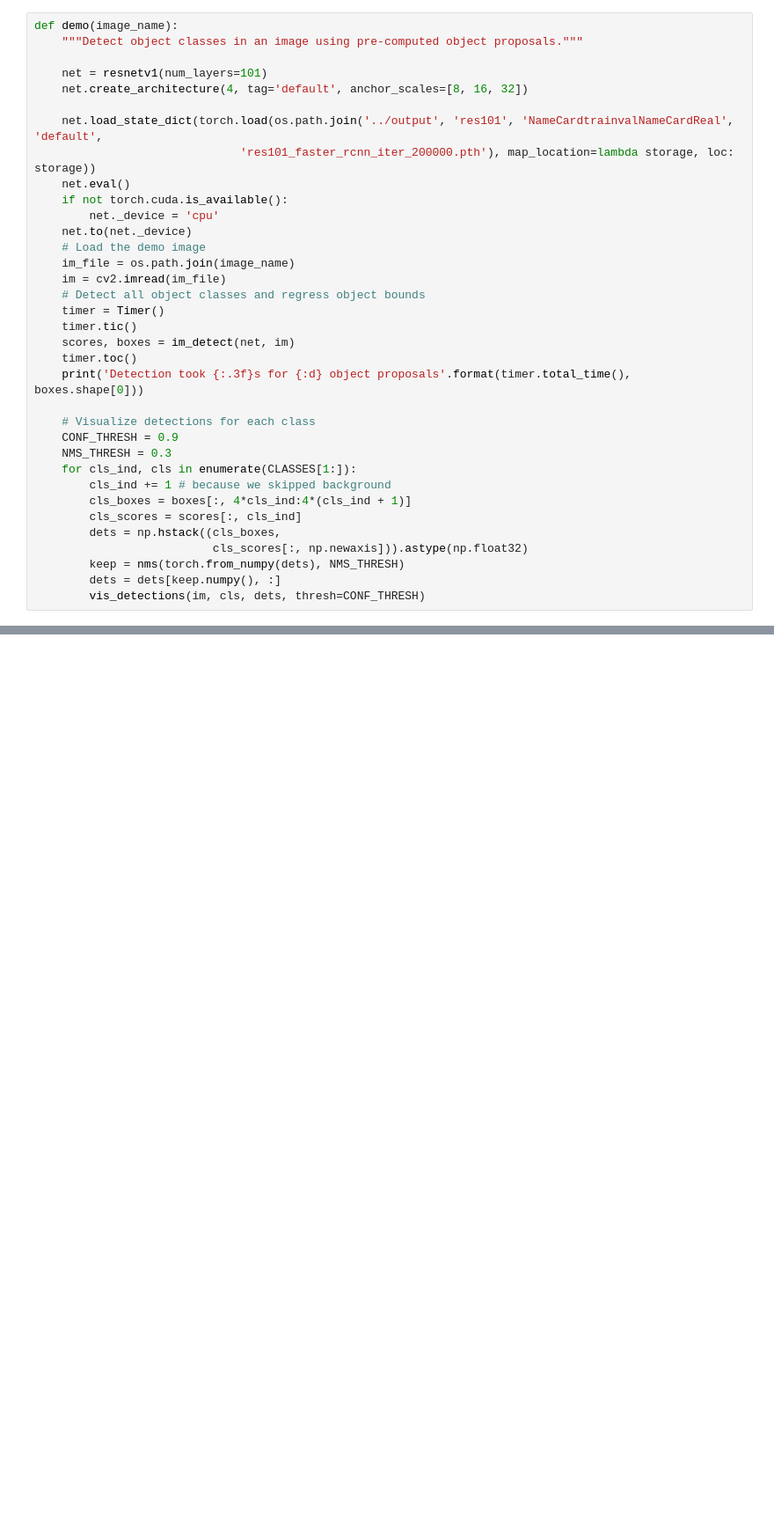
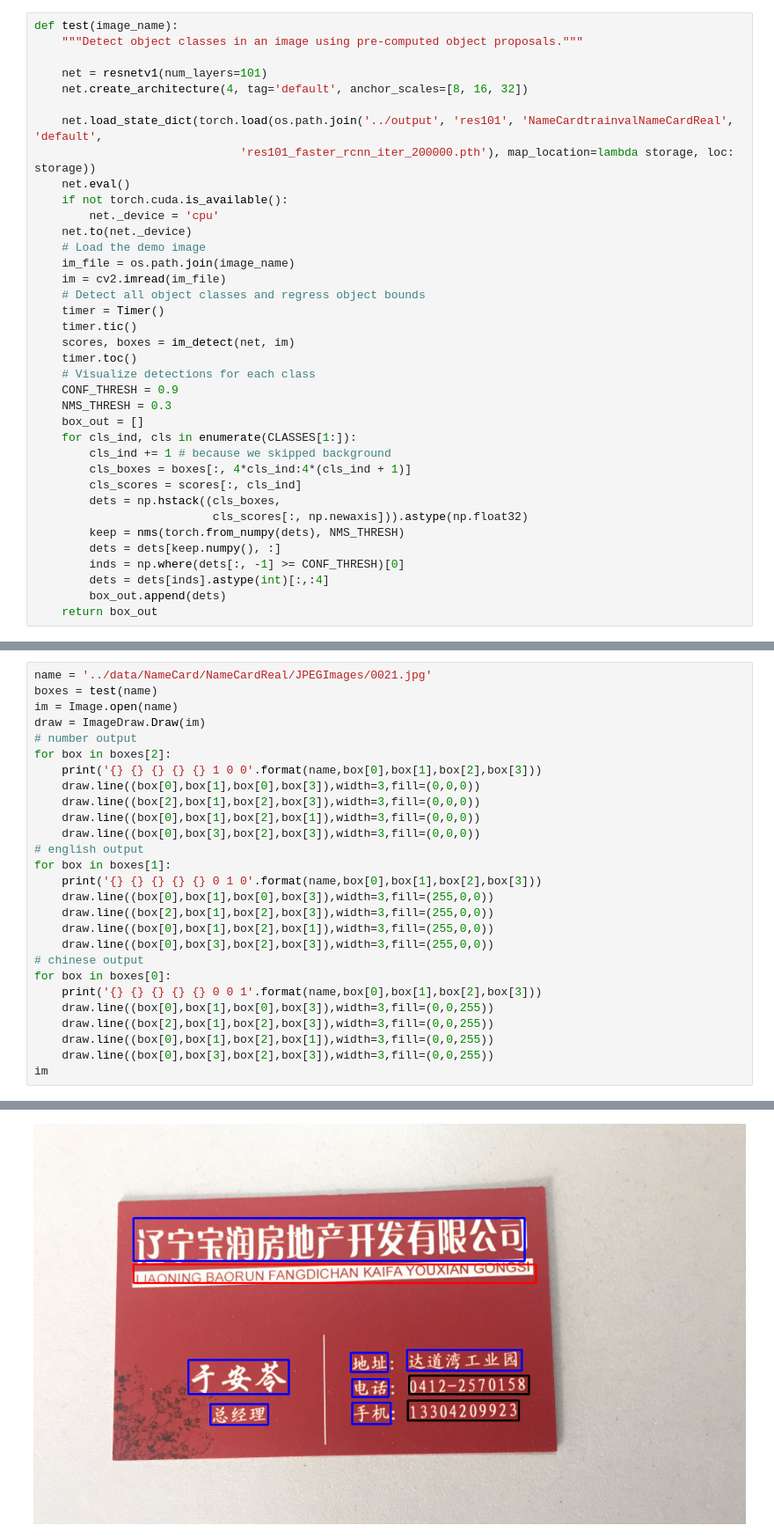
Before and after one commit to ZeroWeight/Pattern-Recognize, a Jupyter notebook: 10_Name_Card_Detection/pytorch-faster-rcnn/tools/demo.ipynb, the cells around one changed output, grey strips where cells are left out. Shown at 88% size. Saved outputs shown, nothing was run; the diff lists cells and outputs as text; blank space fills up the shorter version.

Commit message:
test output finished

```diff
--- a/10_Name_Card_Detection/pytorch-faster-rcnn/tools/demo.ipynb
+++ b/10_Name_Card_Detection/pytorch-faster-rcnn/tools/demo.ipynb
@@ -59,5 +23,5 @@ def vis_detections(im, class_name, dets, thresh=0.5):
 # %%
-def demo(image_name):
+def test(image_name):
     """Detect object classes in an image using pre-computed object proposals."""
 
     net = resnetv1(num_layers=101)
@@ -77,11 +41,10 @@ def demo(image_name):
     timer.tic()
     scores, boxes = im_detect(net, im)
     timer.toc()
-    print('Detection took {:.3f}s for {:d} object proposals'.format(timer.total_time(), boxes.shape[0]))
-
     # Visualize detections for each class
     CONF_THRESH = 0.9
     NMS_THRESH = 0.3
+    box_out = []
     for cls_ind, cls in enumerate(CLASSES[1:]):
         cls_ind += 1 # because we skipped background
         cls_boxes = boxes[:, 4*cls_ind:4*(cls_ind + 1)]
@@ -90,4 +53,7 @@ def demo(image_name):
                           cls_scores[:, np.newaxis])).astype(np.float32)
         keep = nms(torch.from_numpy(dets), NMS_THRESH)
         dets = dets[keep.numpy(), :]
-        vis_detections(im, cls, dets, thresh=CONF_THRESH)
+        inds = np.where(dets[:, -1] >= CONF_THRESH)[0]
+        dets = dets[inds].astype(int)[:,:4]
+        box_out.append(dets)
+    return box_out
@@ -109,0 +60,28 @@ Detection took 0.474s for 300 object proposals
+# %%
+name = '../data/NameCard/NameCardReal/JPEGImages/0021.jpg'
+boxes = test(name)
+im = Image.open(name)
+draw = ImageDraw.Draw(im)
+# number output
+for box in boxes[2]:
+    print('{} {} {} {} {} 1 0 0'.format(name,box[0],box[1],box[2],box[3]))
+    draw.line((box[0],box[1],box[0],box[3]),width=3,fill=(0,0,0))
+    draw.line((box[2],box[1],box[2],box[3]),width=3,fill=(0,0,0))
+    draw.line((box[0],box[1],box[2],box[1]),width=3,fill=(0,0,0))
+    draw.line((box[0],box[3],box[2],box[3]),width=3,fill=(0,0,0))
+# english output
+for box in boxes[1]:
+    print('{} {} {} {} {} 0 1 0'.format(name,box[0],box[1],box[2],box[3]))
+    draw.line((box[0],box[1],box[0],box[3]),width=3,fill=(255,0,0))
+    draw.line((box[2],box[1],box[2],box[3]),width=3,fill=(255,0,0))
+    draw.line((box[0],box[1],box[2],box[1]),width=3,fill=(255,0,0))
+    draw.line((box[0],box[3],box[2],box[3]),width=3,fill=(255,0,0))
+# chinese output
+for box in boxes[0]:
+    print('{} {} {} {} {} 0 0 1'.format(name,box[0],box[1],box[2],box[3]))
+    draw.line((box[0],box[1],box[0],box[3]),width=3,fill=(0,0,255))
+    draw.line((box[2],box[1],box[2],box[3]),width=3,fill=(0,0,255))
+    draw.line((box[0],box[1],box[2],box[1]),width=3,fill=(0,0,255))
+    draw.line((box[0],box[3],box[2],box[3]),width=3,fill=(0,0,255))
+im
+# %% [output]
@@ -109,0 +98 @@ Detection took 0.474s for 300 object proposals
+[figure, added]
```
Also changed, not shown: parts of 5 cells of this notebook, 5 other files.
